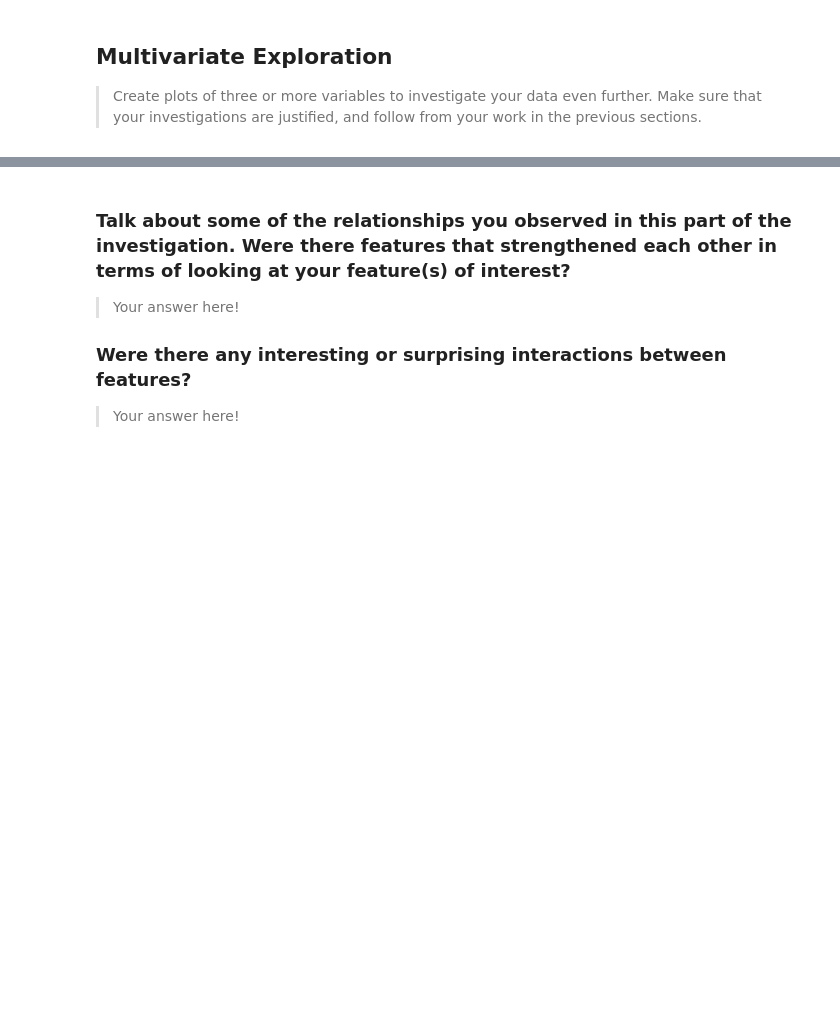
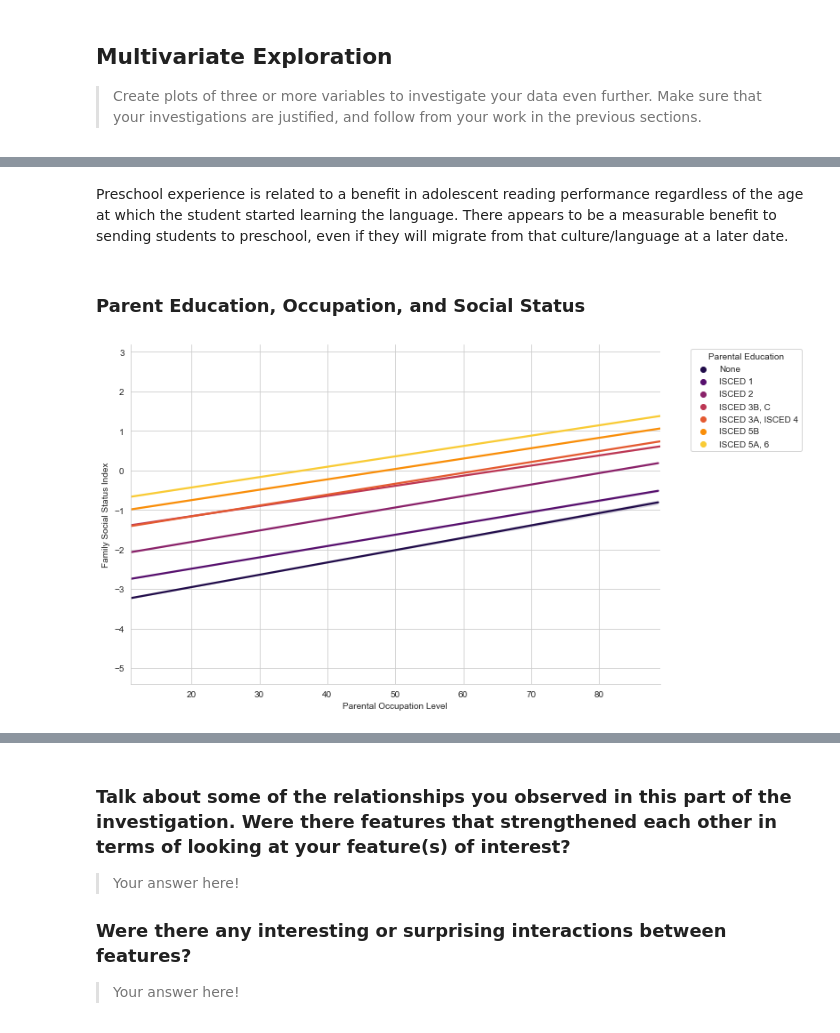
Before and after one commit to sjhaluck/International-Education-Data-Visualization, a Jupyter notebook: exploration_template.ipynb, the cells around one changed output, grey strips where cells are left out. Cells and saved outputs as stored; diff of their text form; code cells hidden in the pictures; blank space fills up the shorter version.

```diff
--- a/exploration_template.ipynb
+++ b/exploration_template.ipynb
@@ -842,0 +856,16 @@ your work in the previous sections.
+# %% [markdown]
+Preschool experience is related to a benefit in adolescent reading performance regardless of the age at which the student started learning the language. There appears to be a measurable benefit to sending students to preschool, even if they will migrate from that culture/language at a later date.
+# %% [markdown]
+### Parent Education, Occupation, and Social Status
+# %%
+g = sb.FacetGrid(data = pisa_data, hue = 'parent_edu', palette = 'inferno', height = 6, aspect = 1.5);
+g.map(sb.regplot, 'parent_occ', 'status_index', scatter_kws = {'alpha': 0});
+
+leg = plt.legend(bbox_to_anchor=(1.05, 1), loc='upper left',title = "Parental Education");
+for lh in leg.legendHandles:
+    lh.set_alpha(1)
+
+plt.ylabel('Family Social Status Index');
+plt.xlabel('Parental Occupation Level');
+# %% [output]
+[figure, added]
```
Also changed, not shown: parts of 17 cells of this notebook.
